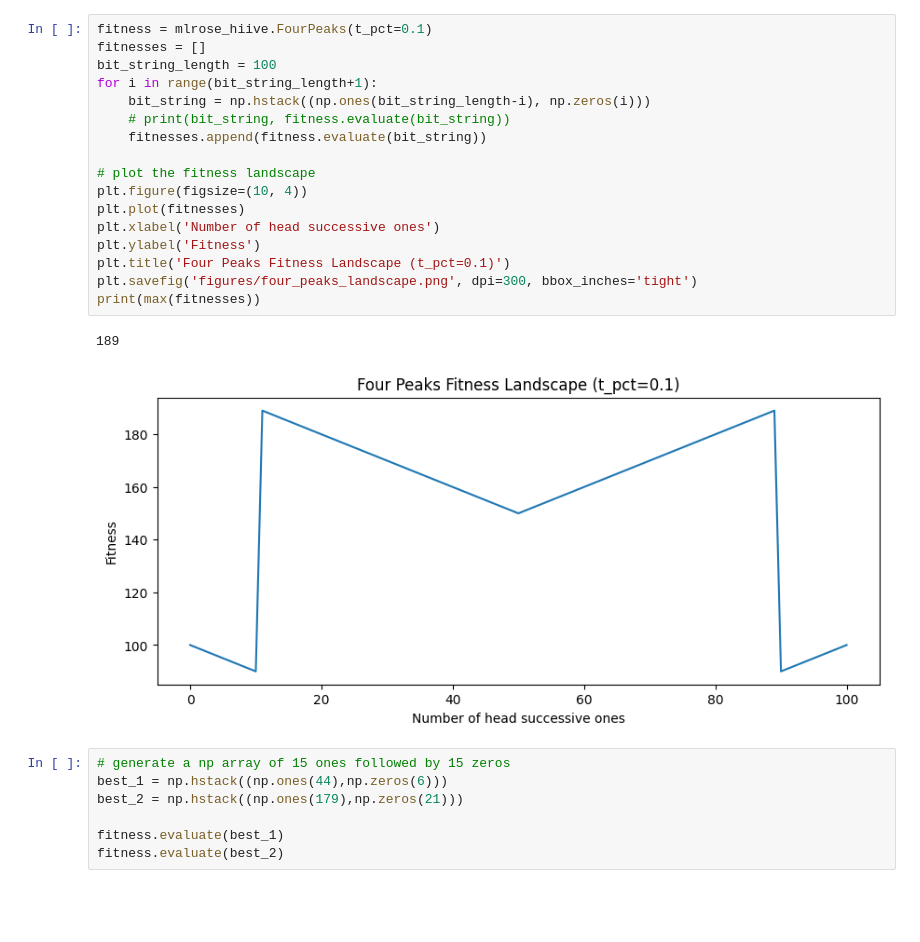
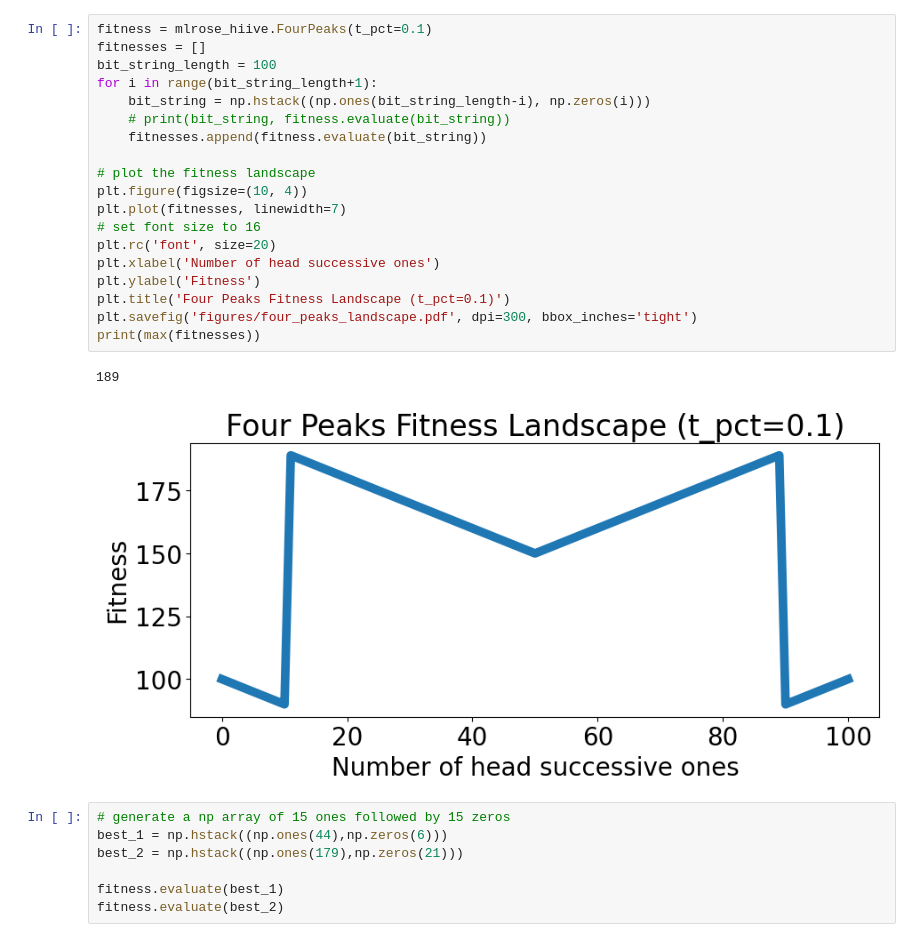
Before and after one commit to RomainFrog/CS7641-A2, a Jupyter notebook: 4PEAKS.ipynb, the cells around one changed output. Drawn from its saved outputs; the diff is of its cells as text; blank space fills up the shorter version.

Commit message:
Saving progress on 4 Peaks

```diff
--- a/4PEAKS.ipynb
+++ b/4PEAKS.ipynb
@@ -40,23 +37,25 @@ The autoreload extension is already loaded. To reload it, use:
 # %%
 fitness = mlrose_hiive.FourPeaks(t_pct=0.1)
 fitnesses = []
 bit_string_length = 100
 for i in range(bit_string_length+1):
     bit_string = np.hstack((np.ones(bit_string_length-i), np.zeros(i)))
     # print(bit_string, fitness.evaluate(bit_string))
     fitnesses.append(fitness.evaluate(bit_string))
 
 # plot the fitness landscape
 plt.figure(figsize=(10, 4))
-plt.plot(fitnesses)
+plt.plot(fitnesses, linewidth=7)
+# set font size to 16
+plt.rc('font', size=20)
 plt.xlabel('Number of head successive ones')
 plt.ylabel('Fitness')
 plt.title('Four Peaks Fitness Landscape (t_pct=0.1)')
-plt.savefig('figures/four_peaks_landscape.png', dpi=300, bbox_inches='tight')
+plt.savefig('figures/four_peaks_landscape.pdf', dpi=300, bbox_inches='tight')
 print(max(fitnesses))
 # %% [output]
 189
-[figure, old version]
+[figure, new version]
 # %%
 # generate a np array of 15 ones followed by 15 zeros
 best_1 = np.hstack((np.ones(44),np.zeros(6)))
```
Also changed, not shown: parts of 18 cells of this notebook, 32 other files.
